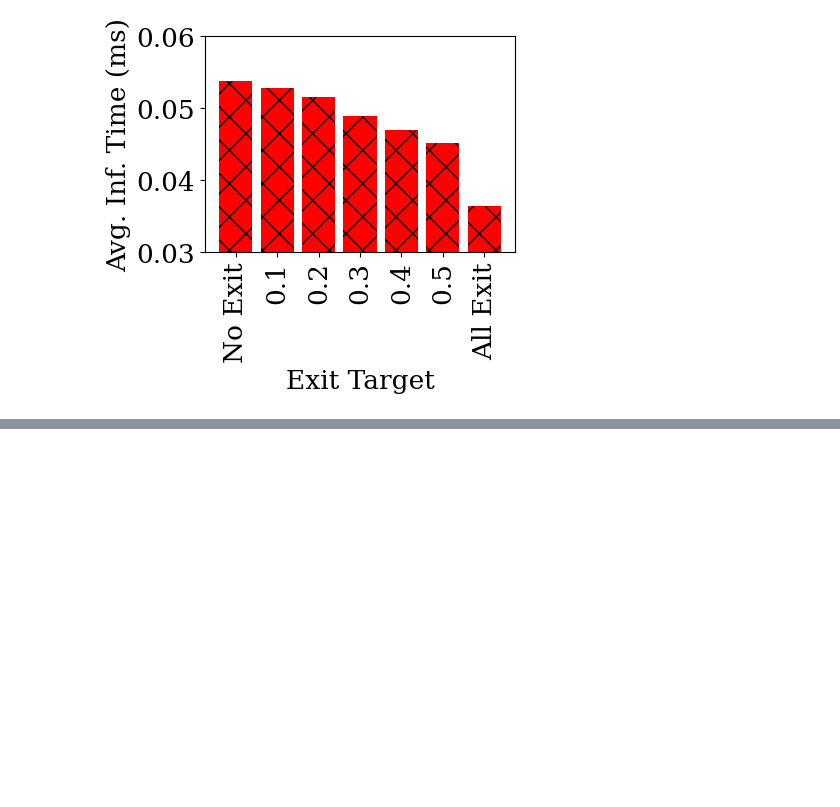
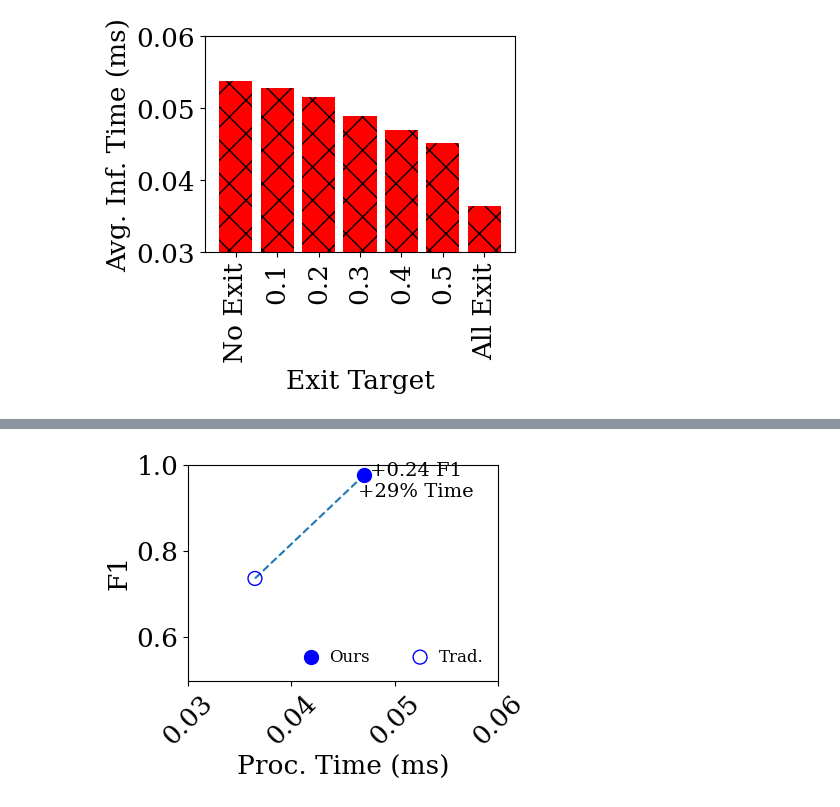
Before and after one commit to LucasSotomaiorAPereira/pibic-25-26, a Jupyter notebook: versao_artigo/f1_display.ipynb, the cells around one changed output, grey strips where cells are left out. Cells and saved outputs as stored; diff of their text form; code cells hidden in the pictures; blank space fills up the shorter version.

```diff
--- a/versao_artigo/f1_display.ipynb
+++ b/versao_artigo/f1_display.ipynb
@@ -173,0 +177,4 @@ plt.show()
+# %%
+plot_3(inf_time_all_exits, inf_time_04, avg_f1_unsw_rc, avg_f1_15_rej, 'resconstunsw')
+# %% [output]
+[figure, added]
```
Also changed, not shown: parts of 3 cells of this notebook, 4 other files.
